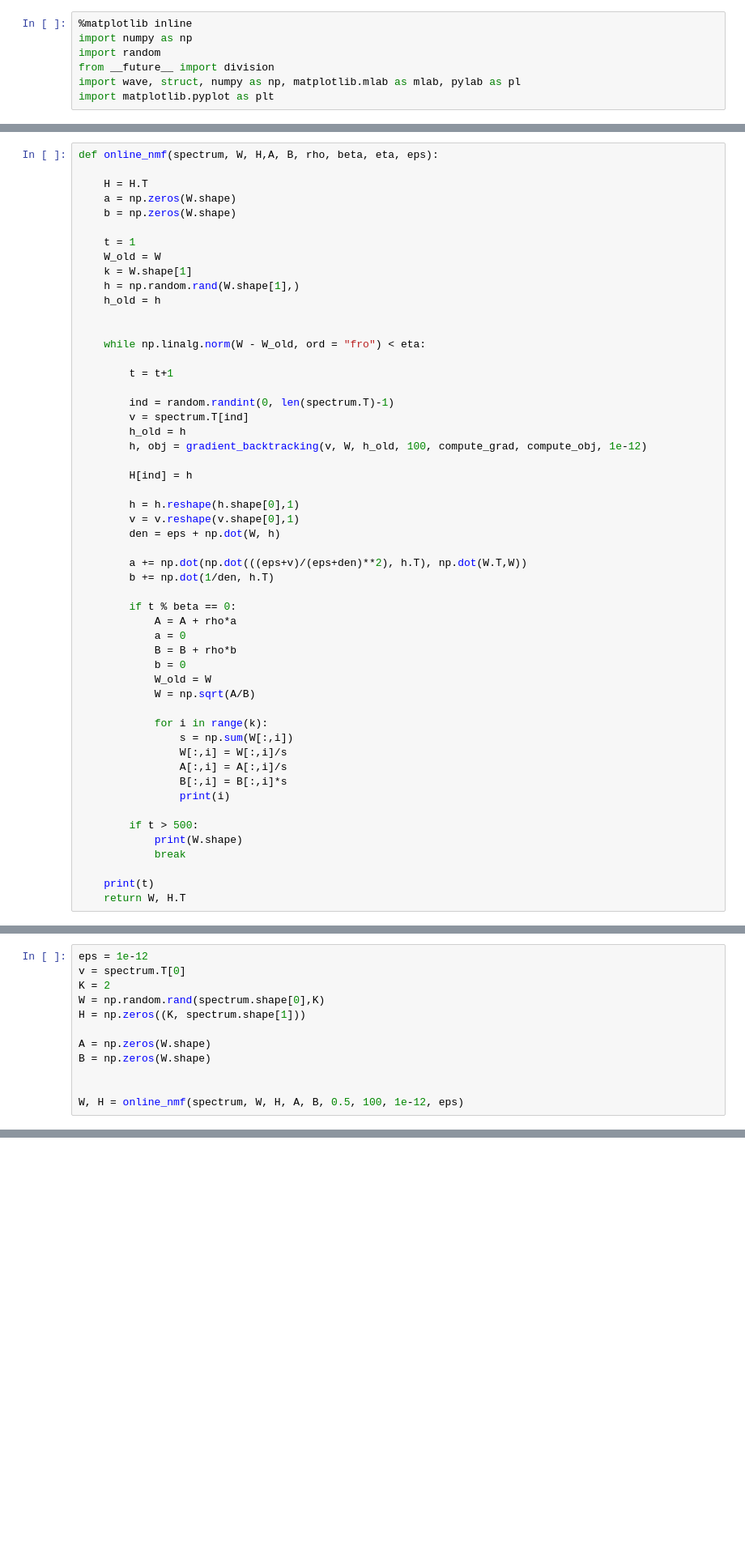
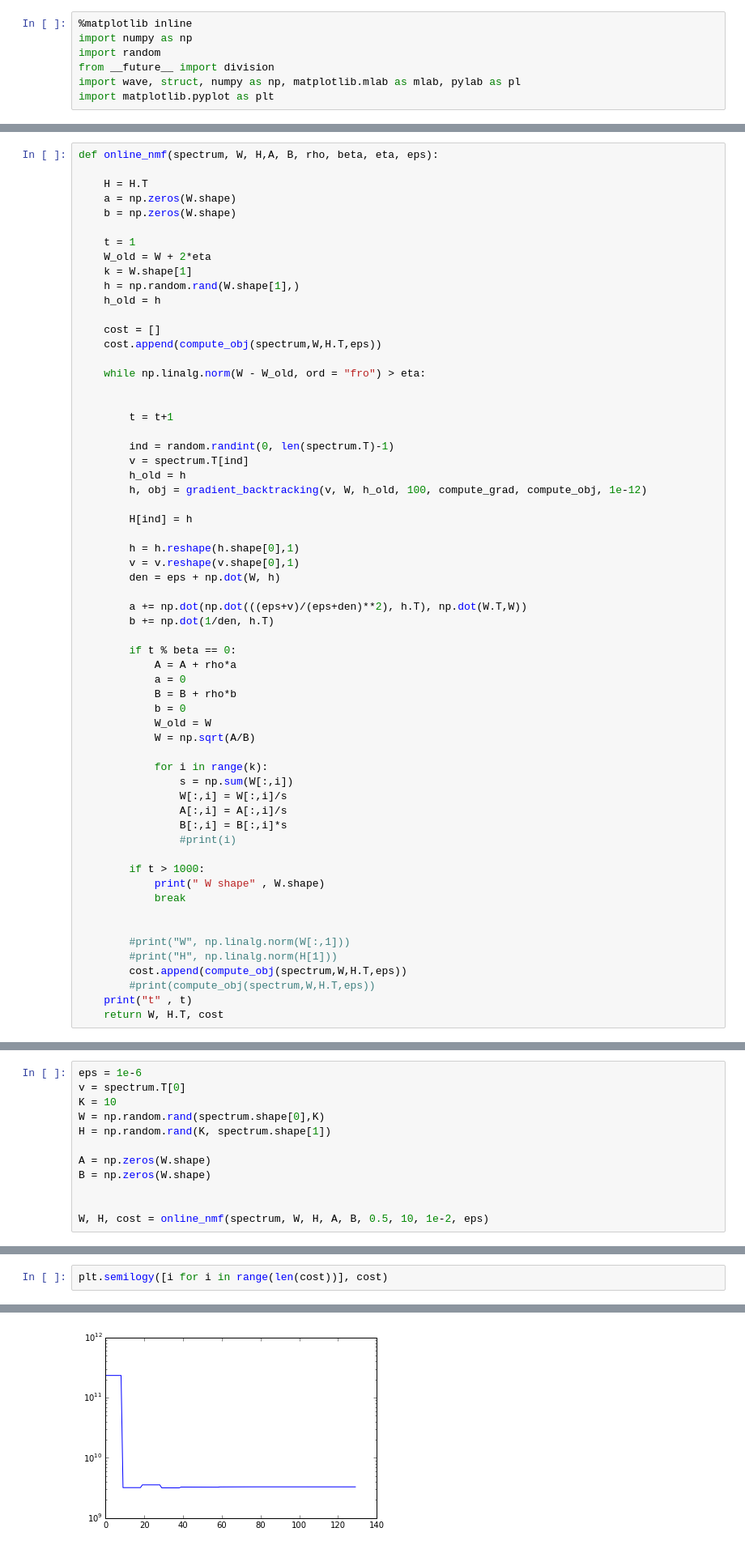
Before and after one commit to aartibagul/Source-Separation, a Jupyter notebook: Source_Separation.ipynb, the cells around one changed output, grey strips where cells are left out. Shown: that part at 81% size. Drawn from its saved outputs; the diff is of its cells as text; blank space fills up the shorter version.

```diff
--- a/Source_Separation.ipynb
+++ b/Source_Separation.ipynb
@@ -280,13 +282,16 @@ def online_nmf(spectrum, W, H,A, B, rho, beta, eta, eps):
     b = np.zeros(W.shape)
 
     t = 1
-    W_old = W
+    W_old = W + 2*eta
     k = W.shape[1]
     h = np.random.rand(W.shape[1],)
     h_old = h
 
+    cost = []
+    cost.append(compute_obj(spectrum,W,H.T,eps))
 
-    while np.linalg.norm(W - W_old, ord = "fro") < eta:
+    while np.linalg.norm(W - W_old, ord = "fro") > eta:
+
 
         t = t+1
 
@@ -317,11 +322,16 @@ def online_nmf(spectrum, W, H,A, B, rho, beta, eta, eps):
                 W[:,i] = W[:,i]/s
                 A[:,i] = A[:,i]/s
                 B[:,i] = B[:,i]*s
-                print(i)
+                #print(i)
 
-        if t > 500:
-            print(W.shape)
+        if t > 1000:
+            print(" W shape" , W.shape)
             break
 
-    print(t)
-    return W, H.T
+
+        #print("W", np.linalg.norm(W[:,1]))
+        #print("H", np.linalg.norm(H[1]))
+        cost.append(compute_obj(spectrum,W,H.T,eps))
+        #print(compute_obj(spectrum,W,H.T,eps))
+    print("t" , t)
+    return W, H.T, cost
@@ -328,13 +342,13 @@ def online_nmf(spectrum, W, H,A, B, rho, beta, eta, eps):
 # %%
-eps = 1e-12
+eps = 1e-6
 v = spectrum.T[0]
-K = 2
+K = 10
 W = np.random.rand(spectrum.shape[0],K)
-H = np.zeros((K, spectrum.shape[1]))
+H = np.random.rand(K, spectrum.shape[1])
 
 A = np.zeros(W.shape)
 B = np.zeros(W.shape)
 
 
-W, H = online_nmf(spectrum, W, H, A, B, 0.5, 100, 1e-12, eps)
+W, H, cost = online_nmf(spectrum, W, H, A, B, 0.5, 10, 1e-2, eps)
 # %% [output]
@@ -343,0 +376,3 @@ W, H = online_nmf(spectrum, W, H, A, B, 0.5, 100, 1e-12, eps)
+# %%
+plt.semilogy([i for i in range(len(cost))], cost)
+# %% [output]
@@ -344,3 +380,4 @@ W, H = online_nmf(spectrum, W, H, A, B, 0.5, 100, 1e-12, eps)
+[figure, added]
 # %%
 W.shape
 # %% [output]
```
Also changed, not shown: parts of 21 cells of this notebook.
